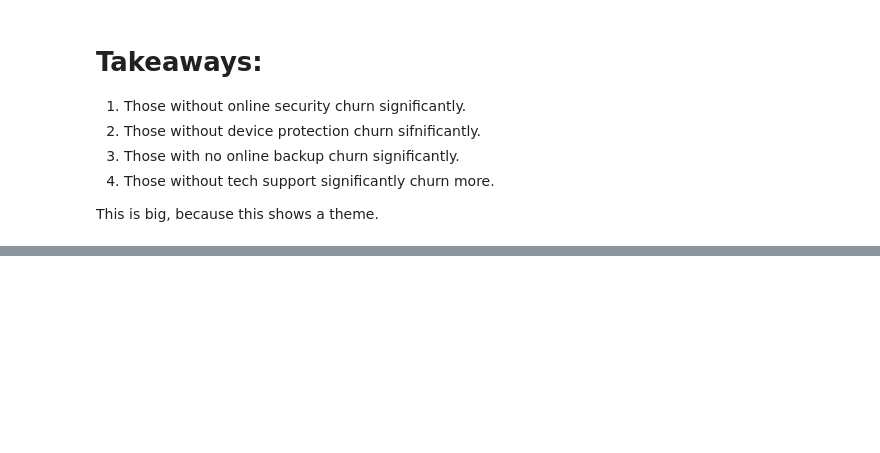
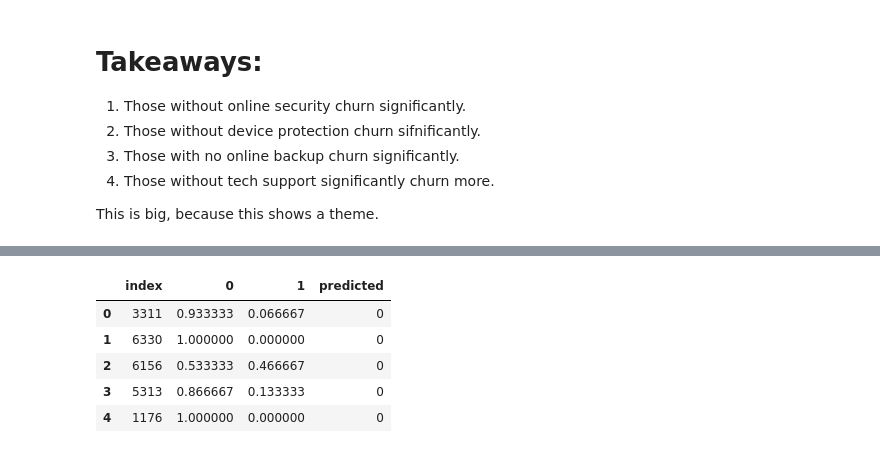
Before and after one commit to paigerackley/classification-project, a Jupyter notebook: workbook.ipynb, the cells around one changed output, grey strips where cells are left out. Drawn from its saved outputs; the diff is of its cells as text; code cells hidden in the pictures; blank space fills up the shorter version.

```diff
--- a/workbook.ipynb
+++ b/workbook.ipynb
@@ -758,0 +1347,10 @@ ValueError: could not convert string to float: 'Female'
+# %%
+csv_df = test_proba_df[['index', 0, 1, 'predicted']]
+csv_df.head()
+# %% [output]
+|  | index | 0 | 1 | predicted |
+| 0 | 3311 | 0.933333 | 0.066667 | 0 |
+| 1 | 6330 | 1.000000 | 0.000000 | 0 |
+| 2 | 6156 | 0.533333 | 0.466667 | 0 |
+| 3 | 5313 | 0.866667 | 0.133333 | 0 |
+| 4 | 1176 | 1.000000 | 0.000000 | 0 |
```
Also changed, not shown: parts of 99 cells of this notebook, 1 other file.
